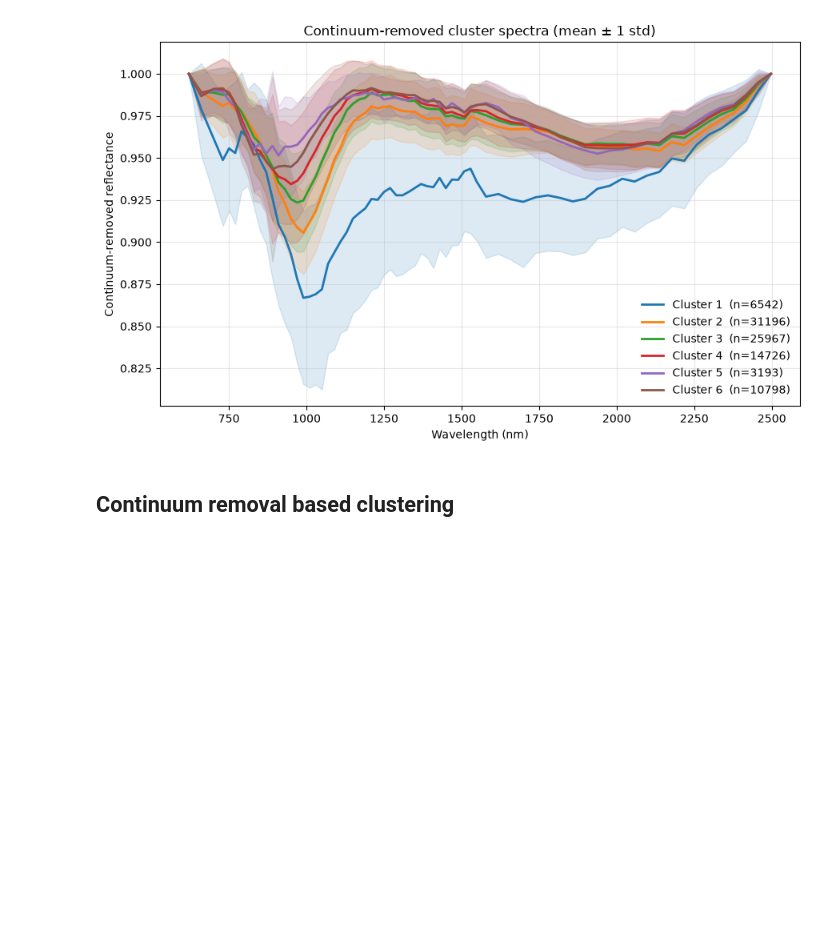
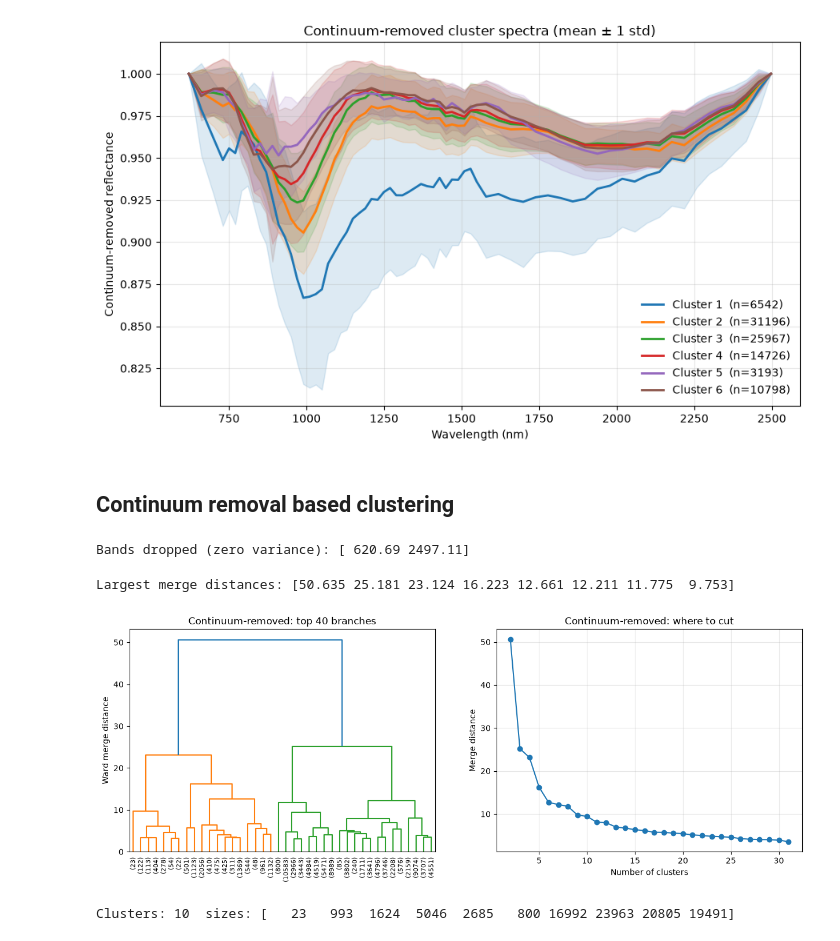
Before and after one commit to SourabhShubhamSinha/m3_spectral_clustering, a Jupyter notebook: notebooks/01_exploratory_m3_analysis.ipynb, the cells around one changed output. Saved outputs shown, nothing was run; the diff lists cells and outputs as text; code cells hidden in the pictures; blank space fills up the shorter version.

Commit message:
Continuum removal and clustering

```diff
--- a/notebooks/01_exploratory_m3_analysis.ipynb
+++ b/notebooks/01_exploratory_m3_analysis.ipynb
@@ -396,3 +396,63 @@ plt.tight_layout(); plt.show()
 [figure]
 # %% [markdown]
 ## Continuum removal based clustering
+# %%
+# continuum removal pins the first and last band to exactly 1.0 for every pixel,
+# so those columns have zero variance and carry no information: drop them
+var_ok = X_cr.std(axis=0) > 1e-6
+print("Bands dropped (zero variance):", wl_c[~var_ok])
+wl_cr = wl_c[var_ok]
+
+# centre each band but do NOT scale: deep absorption bands keep their natural weight
+Xz_cr = X_cr[:, var_ok] - X_cr[:, var_ok].mean(axis=0)
+
+conn_cr = kneighbors_graph(Xz_cr, n_neighbors=15, include_self=False, n_jobs=-1)
+
+ward_cr = AgglomerativeClustering(n_clusters=None, distance_threshold=0,
+                                  linkage="ward", connectivity=conn_cr,
+                                  compute_full_tree=True).fit(Xz_cr)
+
+def linkage_from_model(model, n_samples):
+    """Build a scipy-style linkage matrix from a fitted AgglomerativeClustering."""
+    counts = np.zeros(model.children_.shape[0])
+    for i, (left, right) in enumerate(model.children_):
+        counts[i] = ((1 if left < n_samples else counts[left - n_samples]) +
+                     (1 if right < n_samples else counts[right - n_samples]))
+    dist = np.maximum.accumulate(model.distances_)        # enforce non-decreasing merges
+    return np.column_stack([model.children_, dist, counts]).astype(float)
+
+Z_cr = linkage_from_model(ward_cr, Xz_cr.shape[0])
+print("Largest merge distances:", np.round(Z_cr[-8:, 2][::-1], 3))
+# %% [output]
+Bands dropped (zero variance): [ 620.69 2497.11]
+Largest merge distances: [50.635 25.181 23.124 16.223 12.661 12.211 11.775  9.753]
+# %%
+fig, (ax1, ax2) = plt.subplots(1, 2, figsize=(15, 5))
+dendrogram(Z_cr, truncate_mode="lastp", p=40, show_leaf_counts=True,
+           leaf_rotation=90, ax=ax1)
+ax1.set_ylabel("Ward merge distance")
+ax1.set_title("Continuum-removed: top 40 branches")
+
+last = Z_cr[-30:, 2][::-1]                                # last 30 merges, largest first
+ax2.plot(np.arange(2, 32), last, "o-")
+ax2.set_xlabel("Number of clusters"); ax2.set_ylabel("Merge distance")
+ax2.set_title("Continuum-removed: where to cut"); ax2.grid(alpha=0.3)
+plt.show()
+# %% [output]
+[figure, added]
+# %%
+CUT_CR = 9                                             # set from the Cell 17 dendrogram
+#N_CLUSTERS_CR = 8                                         # used only while CUT_CR is None
+
+if CUT_CR is not None:
+    labels_cr = fcluster(Z_cr, t=CUT_CR, criterion="distance")
+else:
+    labels_cr = fcluster(Z_cr, t=N_CLUSTERS_CR, criterion="maxclust")
+
+k_cr = int(labels_cr.max())
+print("Clusters:", k_cr, " sizes:", np.bincount(labels_cr)[1:])
+
+label_img_cr = np.full(mask.shape, np.nan)
+label_img_cr[mask] = labels_cr
+# %% [output]
+Clusters: 10  sizes: [   23   993  1624  5046  2685   800 16992 23963 20805 19491]
```
Also changed, not shown: parts of 4 cells of this notebook.
